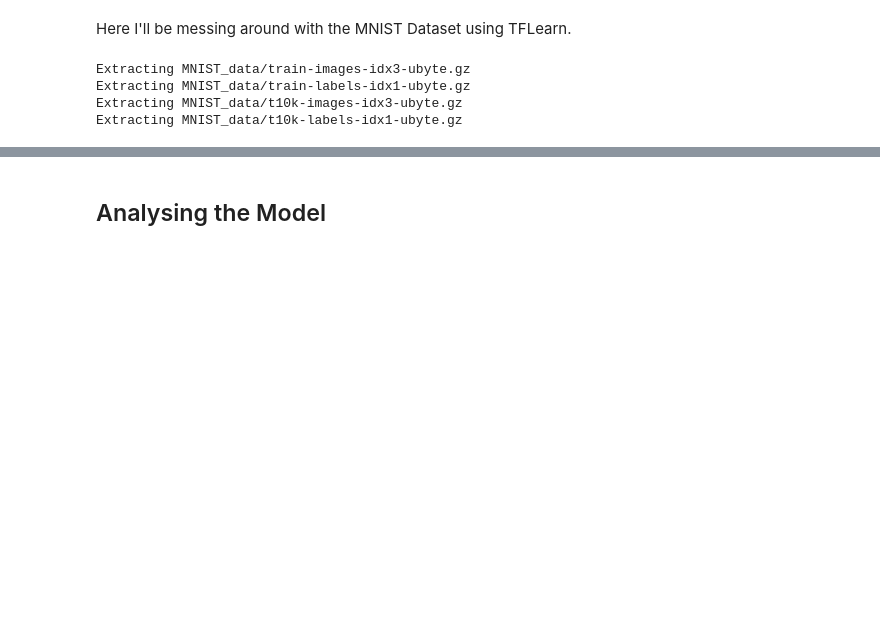
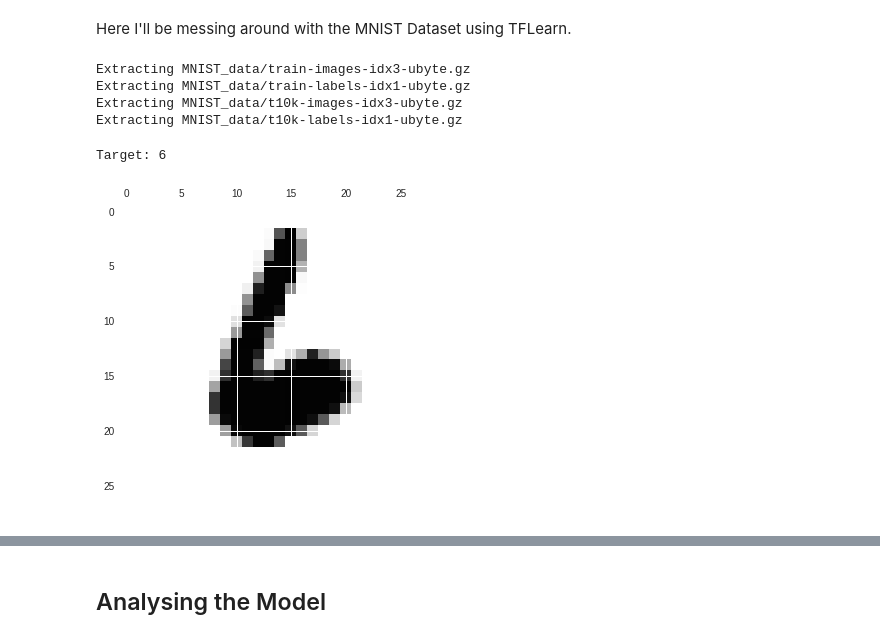
Before and after one commit to mathematiguy/tensorflow, a Jupyter notebook: TFLearn/MNIST Dataset with TFLearn.ipynb, the cells around one changed output, grey strips where cells are left out. Drawn from its saved outputs; the diff is of its cells as text; code cells hidden in the pictures; blank space fills up the shorter version.

```diff
--- a/TFLearn/MNIST Dataset with TFLearn.ipynb
+++ b/TFLearn/MNIST Dataset with TFLearn.ipynb
@@ -28,5 +28,12 @@ Extracting MNIST_data/t10k-labels-idx1-ubyte.gz
 train_data = mnist.train.images
 targets = mnist.train.labels
 targets = targets.astype(np.float32)
+# %%
+digit = random.randint(0,54999)
+plt.matshow(train_data[digit,:].reshape(28,28))
+print("Target: %d" % np.argmax(targets[digit]))
+# %% [output]
+Target: 6
+[figure, added]
 # %%
 def bad_MNIST_net():
```
Also changed, not shown: parts of 19 cells of this notebook.
